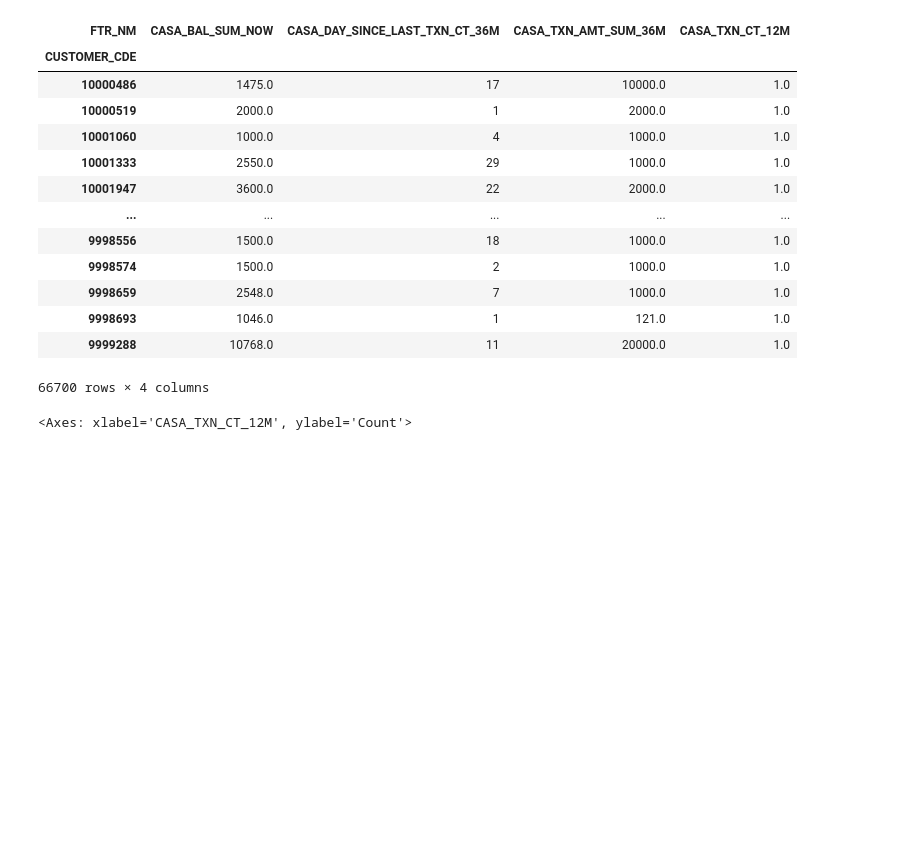
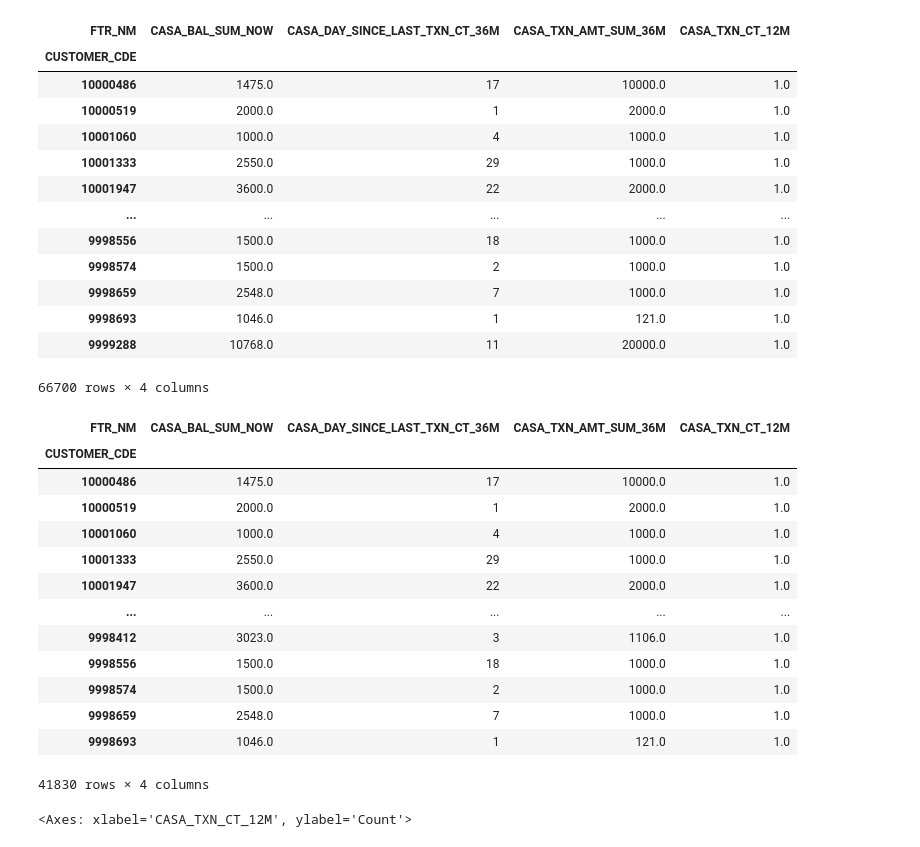
Before and after one commit to HuynhThanhQuan/feature-store, a Jupyter notebook: reactive_casa/analytic/notebook/analyze_reactivated_122023.ipynb, the cells around one changed output. Drawn from its saved outputs; the diff is of its cells as text; code cells hidden in the pictures; blank space fills up the shorter version.

```diff
--- a/reactive_casa/analytic/notebook/analyze_reactivated_122023.ipynb
+++ b/reactive_casa/analytic/notebook/analyze_reactivated_122023.ipynb
@@ -134,6 +134,23 @@ aly[aly['CASA_TXN_CT_12M'].notnull()]
 | 9998693 | 1046.0 | 1 | 121.0 | 1.0 |
 | 9999288 | 10768.0 | 11 | 20000.0 | 1.0 |
 66700 rows × 4 columns
+# %%
+aly[aly['CASA_TXN_AMT_SUM_36M']<=10000]
+# %% [output]
+| FTR_NM | CASA_BAL_SUM_NOW | CASA_DAY_SINCE_LAST_TXN_CT_36M | CASA_TXN_AMT_SUM_36M | CASA_TXN_CT_12M |
+| CUSTOMER_CDE |  |  |  |  |
+| 10000486 | 1475.0 | 17 | 10000.0 | 1.0 |
+| 10000519 | 2000.0 | 1 | 2000.0 | 1.0 |
+| 10001060 | 1000.0 | 4 | 1000.0 | 1.0 |
+| 10001333 | 2550.0 | 29 | 1000.0 | 1.0 |
+| 10001947 | 3600.0 | 22 | 2000.0 | 1.0 |
+| ... | ... | ... | ... | ... |
+| 9998412 | 3023.0 | 3 | 1106.0 | 1.0 |
+| 9998556 | 1500.0 | 18 | 1000.0 | 1.0 |
+| 9998574 | 1500.0 | 2 | 1000.0 | 1.0 |
+| 9998659 | 2548.0 | 7 | 1000.0 | 1.0 |
+| 9998693 | 1046.0 | 1 | 121.0 | 1.0 |
+41830 rows × 4 columns
 # %%
 sns.histplot(aly['CASA_TXN_CT_12M'], log_scale=True)
 # %% [output]
```
Also changed, not shown: 1 other file.
